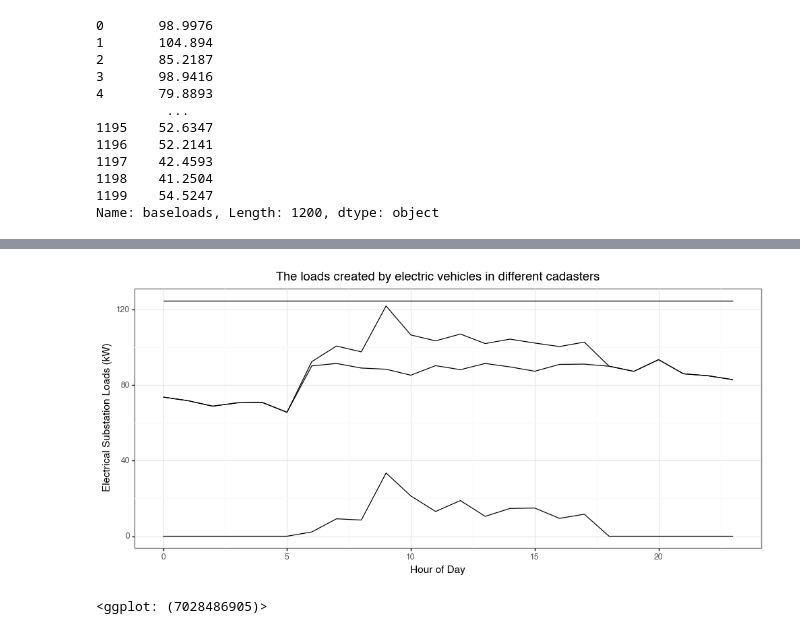
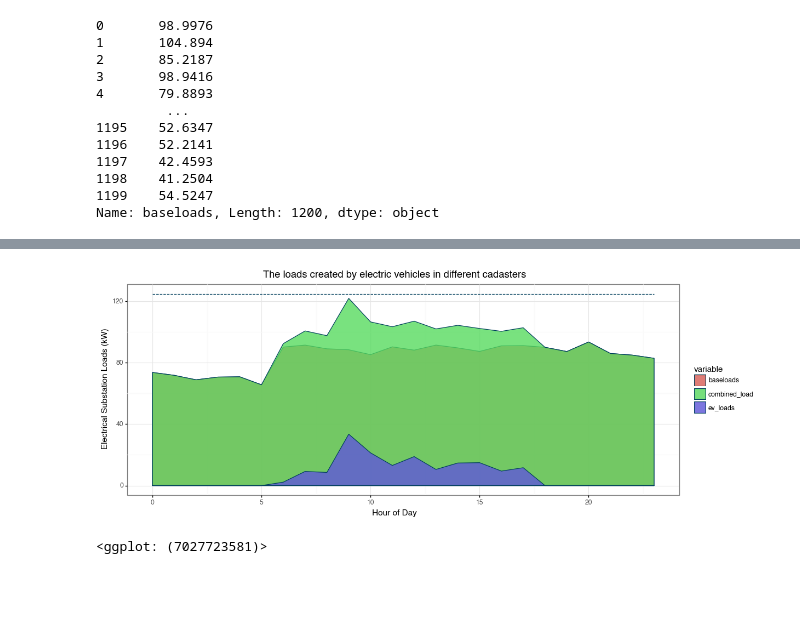
Before and after one commit to ilmaruduste/grid_congestion_manager, a Jupyter notebook: Data_Processing.ipynb, the cells around one changed output, grey strips where cells are left out. Saved outputs shown, nothing was run; the diff lists cells and outputs as text; code cells hidden in the pictures; blank space fills up the shorter version.

Commit message:
Add tall dataframe creation to data processing notebook

```diff
--- a/Data_Processing.ipynb
+++ b/Data_Processing.ipynb
@@ -221,0 +231,20 @@ avg_loads_dataframe.head()
+# %%
+
+plotnine.options.figure_size = (13,5)
+
+fig = (
+    ggplot(data = avg_loads_dataframe, mapping = aes(x = 'hour')) +
+    # geom_line(mapping = aes(y='ev_loads'), color="black") +
+    # geom_line(mapping = aes(y='baseloads')) +
+    # geom_line(mapping = aes(y='power_limit')) +
+    geom_area(mapping = aes(y='combined_load'), color="#003f5c", fill = "#ffa600", alpha = 0.5) +
+    geom_area(mapping = aes(y='baseloads'), color="#003f5c", fill="#ff6361", alpha = 0.5) +
+    geom_area(mapping = aes(y='ev_loads'), color="#003f5c", fill="#58508d", alpha = 0.5) +
+    # geom_area(mapping = aes(y='combined_load'), color="#1f4250", fill = "#f3ff82", alpha = 1) +
+    # geom_area(mapping = aes(y='baseloads'), color="#1f4250", fill="#17b79c", alpha = 1) +
+    # geom_area(mapping = aes(y='ev_loads'), color="#1f4250", fill="#1f4250", alpha = 1) +
+    geom_line(mapping = aes(y='power_limit'), color="#003f5c", linetype = "dashed") +
+    theme_bw() + xlab('Hour of Day') + ylab('Electrical Substation Loads by Different Causes (kW)') + scale_color_discrete(guide=False) + ggtitle('The average EV charger loads, base loads and combined load in electrical substations around Tartu compared to average power limit') + labs(color="Legend") +
+    theme(text=element_text(family="Helvetica"))
+)
+fig
@@ -222,17 +254,16 @@ avg_loads_dataframe.head()
 # %%
-
-plotnine.options.figure_size = (12,5)
+plotnine.options.figure_size = (13,5)
 
 fig = (
-    ggplot(data = avg_loads_dataframe, mapping = aes(x = 'hour')) +
-    geom_line(mapping = aes(y='ev_loads'), color="black") +
-    geom_line(mapping = aes(y='baseloads')) +
-    geom_line(mapping = aes(y='power_limit')) +
-    geom_line(mapping = aes(y='combined_load')) +
-    theme_bw() + xlab('Hour of Day') + ylab('Electrical Substation Loads (kW)') + scale_color_discrete(guide=False) + ggtitle('The loads created by electric vehicles in different cadasters') +
+    ggplot(data = avg_loads_dataframe_tall, mapping = aes(x = 'hour')) +
+    geom_area(mapping = aes(y='value', fill = 'variable'), color="#003f5c", alpha = 0.8, position = position_dodge(width=0)) +
+    geom_line(mapping = aes(y=124.8), color="#003f5c", linetype = "dashed") +
+    theme_bw() + xlab('Hour of Day') + ylab('Electrical Substation Loads (kW)') +
+    #scale_fill_manual(breaks = ["combined_load", "baseloads", "ev_loads"],values = ['#ff6361', '#ffa600', '#58508d']) +
+    ggtitle('The loads created by electric vehicles in different cadasters') +
     theme(text=element_text(family="Helvetica"))
-)
+    )
 fig
 # %% [output]
-[figure, old version]
+[figure, new version]
-<ggplot: (7028486905)>
+<ggplot: (7027723581)>
```
Also changed, not shown: parts of 6 cells of this notebook.
